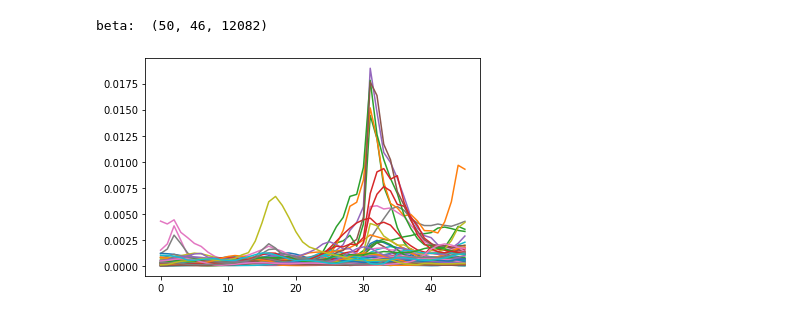
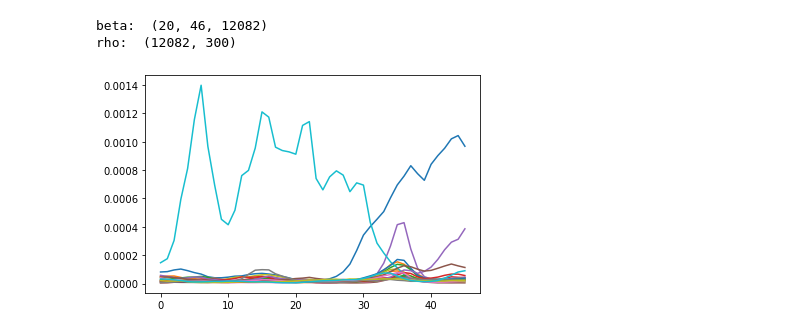
Before and after one commit to waahlstrand/DETM, a Jupyter notebook: test.ipynb, the cells around one changed output. Cells and saved outputs as stored; diff of their text form; code cells hidden in the pictures.

```diff
--- a/test.ipynb
+++ b/test.ipynb
@@ -4,11 +4,16 @@ import pickle
 import data
 import numpy as np
 
-beta_path = "results/detm_un_K_50_Htheta_800_Optim_adam_Clip_2.0_ThetaAct_relu_Lr_0.001_Bsz_1000_RhoSize_300_L_4_minDF_30_trainEmbeddings_1_beta.mat"
+# beta_path = "results/detm_un_K_50_Htheta_800_Optim_adam_Clip_2.0_ThetaAct_relu_Lr_0.001_Bsz_1000_RhoSize_300_L_4_minDF_30_trainEmbeddings_1_beta.mat"
 # beta_path = "results/detm_un_K_50_Htheta_800_Optim_adam_Clip_2.0_ThetaAct_relu_Lr_0.0001_Bsz_200_RhoSize_300_L_4_minDF_30_trainEmbeddings_1_beta.mat"
+beta_path = "results/detm_un_K_20_Htheta_800_Optim_adam_Clip_2.0_ThetaAct_relu_Lr_0.001_Bsz_1000_RhoSize_300_L_4_minDF_30_trainEmbeddings_1_beta.mat"
+rho_path = "results/detm_un_K_20_Htheta_800_Optim_adam_Clip_2.0_ThetaAct_relu_Lr_0.001_Bsz_1000_RhoSize_300_L_4_minDF_30_trainEmbeddings_1_rho.mat"
 # beta_path = './beta_100.mat'
 beta = scipy.io.loadmat(beta_path)['values'] ## K x T x V
+rho = scipy.io.loadmat(rho_path)['values'] ## V x E
+
 print('beta: ', beta.shape)
+print('rho: ', rho.shape)
 
 timestamp_path = '../data_undebates_largev/split_paragraph_0/min_df_30/timestamps.pkl'
 # timestamp_path = 'un/min_df_100/timestamps.pkl'
@@ -27,14 +32,17 @@ data_file = '../data_undebates_largev/split_paragraph_0/min_df_30'
 vocab, train, valid, test = data.get_data(data_file, temporal=True)
 vocab_size = len(vocab)
 # %% [output]
-beta:  (50, 46, 12082)
+beta:  (20, 46, 12082)
+rho:  (12082, 300)
 # %%
 import matplotlib.pyplot as plt
 
+word = 'sweden'
+
 for topic in range(beta.shape[0]):
-    plt.plot(beta[topic,:,vocab.index('terrorism')])
+    plt.plot(beta[topic,:,vocab.index(word)])
 
 plt.show()
 # %% [output]
-[figure, old version]
+[figure, new version]
 # %%
```
Also changed, not shown: parts of 7 cells of this notebook, 2 other files.
